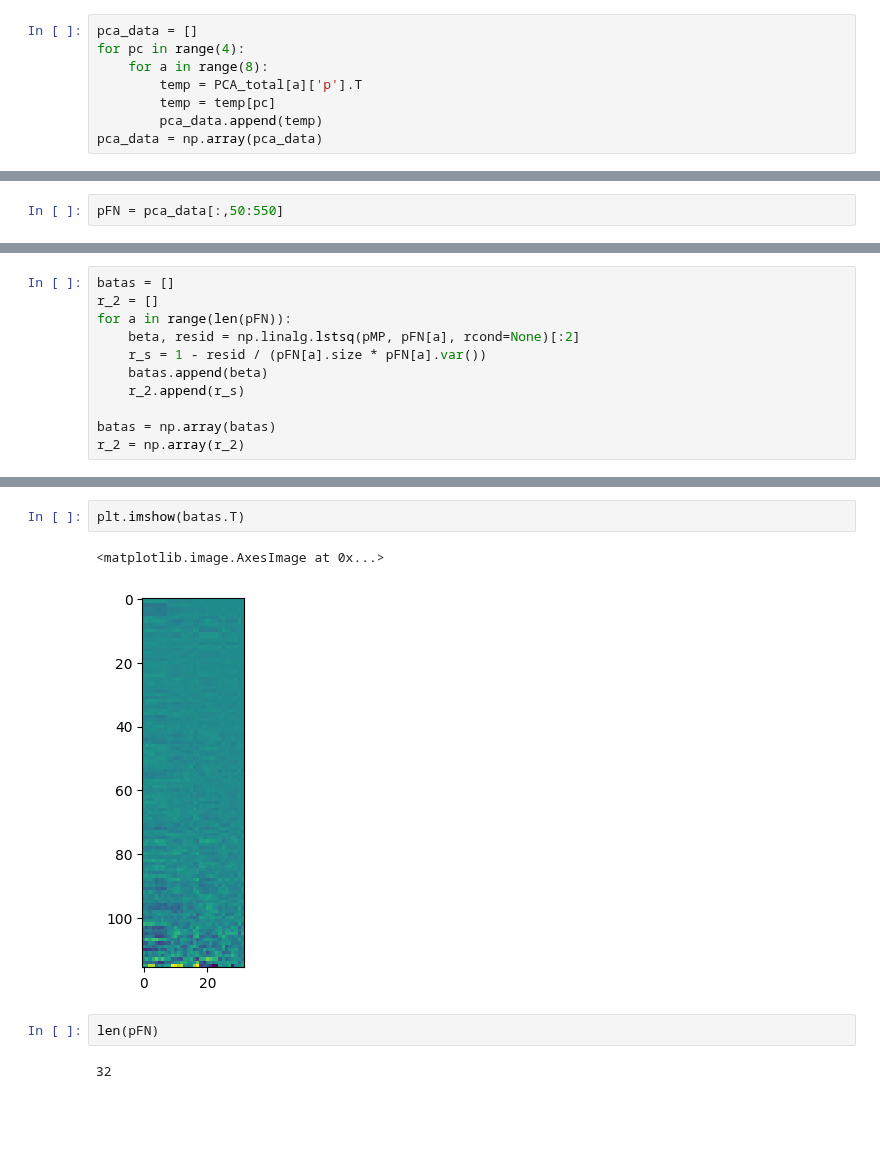
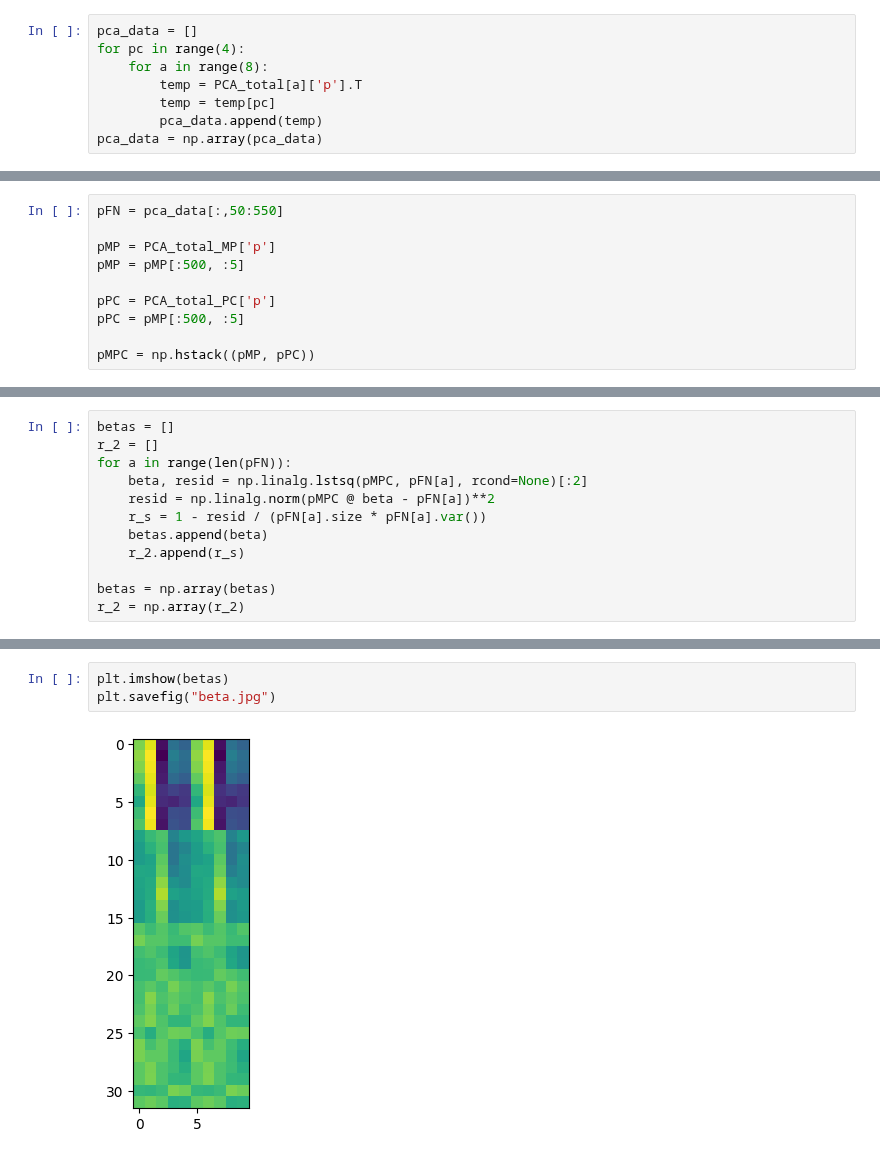
Before and after one commit to NeuroAI-IBS/fn_data_saccade, a Jupyter notebook: Data sorting/python_code/Mossy_Purkinje.ipynb, the cells around one changed output, grey strips where cells are left out. Cells and saved outputs as stored; diff of their text form; blank space fills up the shorter version.

```diff
--- a/Data sorting/python_code/Mossy_Purkinje.ipynb
+++ b/Data sorting/python_code/Mossy_Purkinje.ipynb
@@ -166,2 +190,10 @@ pca_data.shape
 # %%
 pFN = pca_data[:,50:550]
+
+pMP = PCA_total_MP['p']
+pMP = pMP[:500, :5]
+
+pPC = PCA_total_PC['p']
+pPC = pMP[:500, :5]
+
+pMPC = np.hstack((pMP, pPC))
@@ -181,11 +200,12 @@ betas1, resid1 = np.linalg.lstsq(pMP, pFN[0], rcond=None)[:2]
 # %%
-batas = []
+betas = []
 r_2 = []
 for a in range(len(pFN)):
-    beta, resid = np.linalg.lstsq(pMP, pFN[a], rcond=None)[:2]
+    beta, resid = np.linalg.lstsq(pMPC, pFN[a], rcond=None)[:2]
+    resid = np.linalg.norm(pMPC @ beta - pFN[a])**2
     r_s = 1 - resid / (pFN[a].size * pFN[a].var())
-    batas.append(beta)
+    betas.append(beta)
     r_2.append(r_s)
 
-batas = np.array(batas)
+betas = np.array(betas)
 r_2 = np.array(r_2)
@@ -197,9 +212,5 @@ plt.plot(batas[0])
-# %%
-plt.imshow(batas.T)
-# %% [output]
-<matplotlib.image.AxesImage at 0x...>
-[figure, removed]
-# %%
-len(pFN)
-# %% [output]
-32
+# %%
+plt.imshow(betas)
+plt.savefig("beta.jpg")
+# %% [output]
+[figure, added]
```
Also changed, not shown: parts of 14 cells of this notebook.
